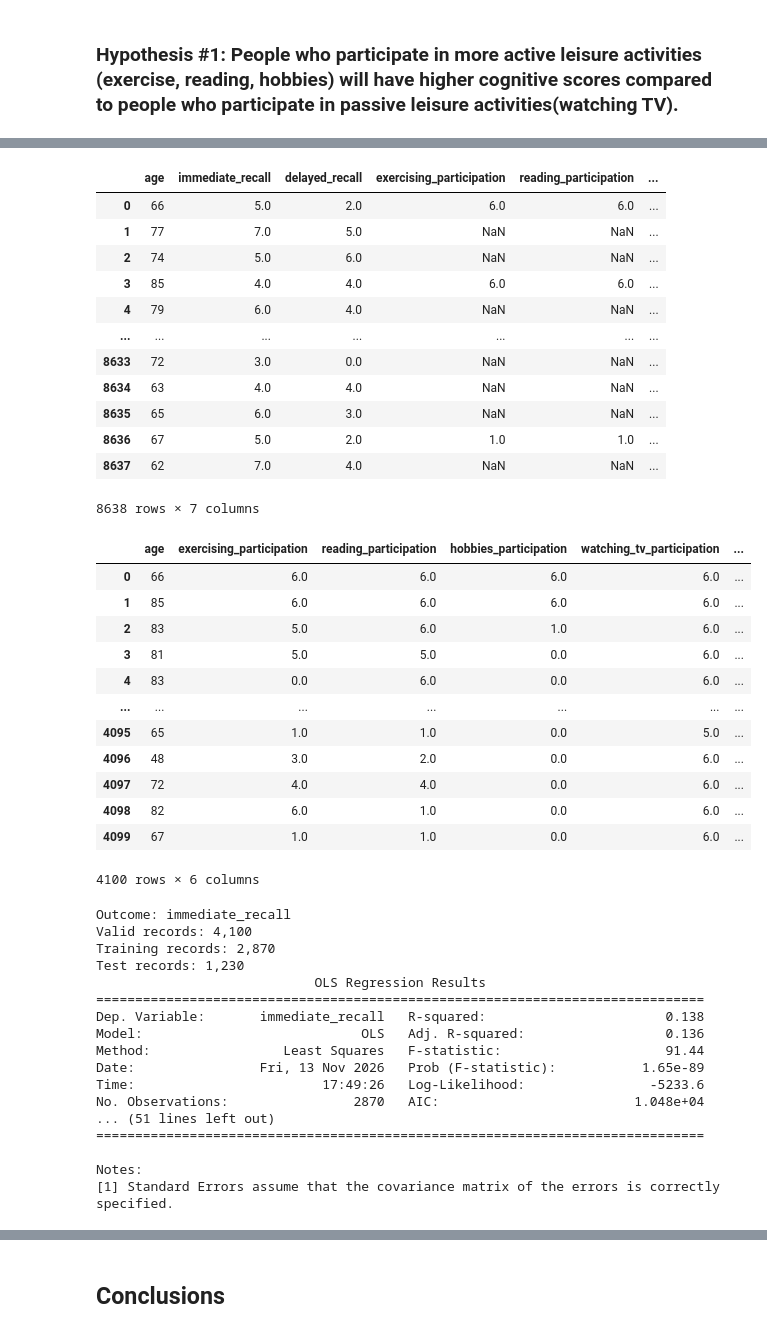
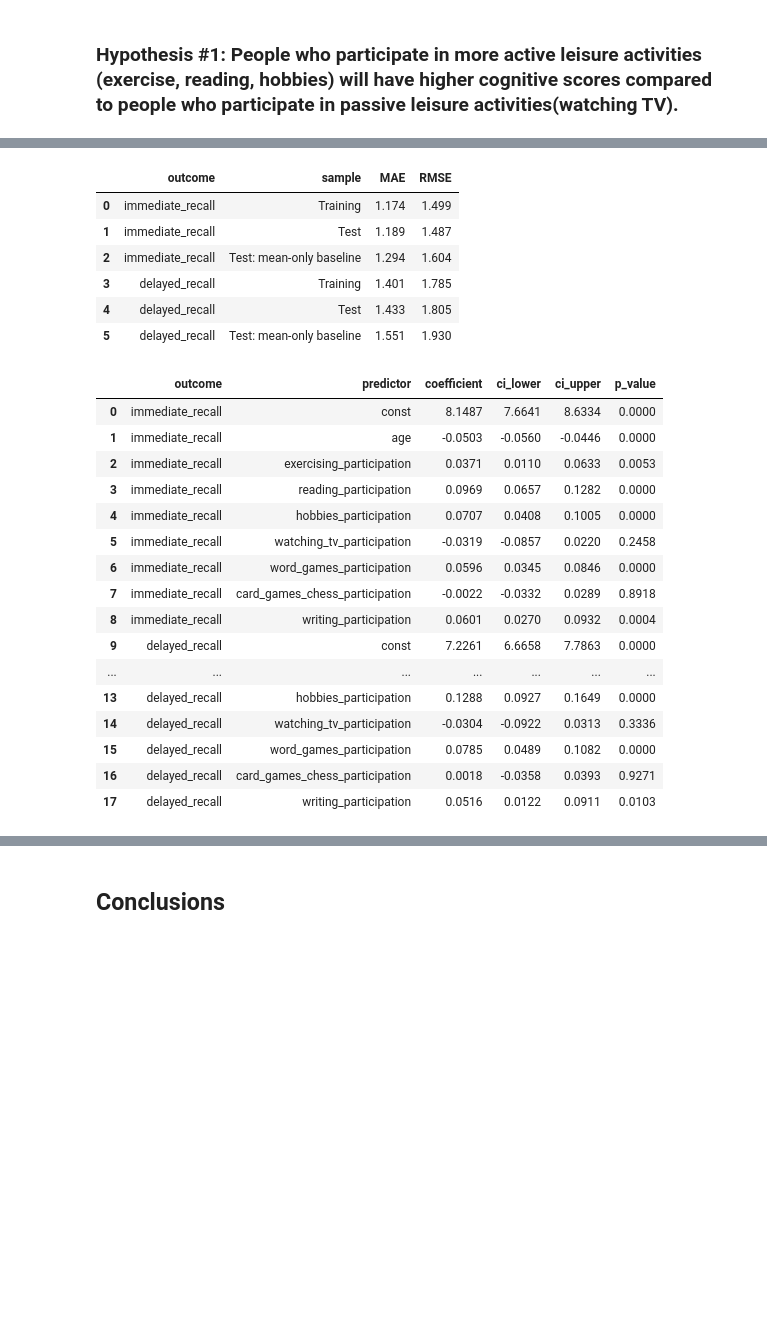
Before and after one commit to rem388/DataSciProject, a Jupyter notebook: Phase4.ipynb, the cells around one changed output, grey strips where cells are left out. Cells and saved outputs as stored; diff of their text form; code cells hidden in the pictures; blank space fills up the shorter version.

```diff
--- a/Phase4.ipynb
+++ b/Phase4.ipynb
@@ -253,18 +583,18 @@ We will fit two multiple linear regressions: one for **immediate recall** and on
 # %%
 h1_hrs_regression_data = pd.read_csv("data_cleaned/h1_regression_data.csv")
-
-display(h1_hrs_regression_data)
 
 predictors = [
     "age",
     "exercising_participation",
     "reading_participation",
     "hobbies_participation",
-    "watching_tv_participation"
+    "watching_tv_participation",
+    "word_games_participation",
+    "card_games_chess_participation",
+    "writing_participation"
 ]
 
 immediate_model_data = pd.read_csv("data_cleaned/h1_hrs_immediate_model_data.csv")
-display(immediate_model_data)
 delayed_model_data = pd.read_csv("data_cleaned/h1_hrs_delayed_model_data.csv")
 
 
@@ -334,43 +681,24 @@ display(regression_results.round(4))
-|  | age | immediate_recall | delayed_recall | exercising_participation | reading_participation | ... |
-| 0 | 66 | 5.0 | 2.0 | 6.0 | 6.0 | ... |
-| 1 | 77 | 7.0 | 5.0 | NaN | NaN | ... |
-| 2 | 74 | 5.0 | 6.0 | NaN | NaN | ... |
-| 3 | 85 | 4.0 | 4.0 | 6.0 | 6.0 | ... |
-| 4 | 79 | 6.0 | 4.0 | NaN | NaN | ... |
-| ... | ... | ... | ... | ... | ... | ... |
-| 8633 | 72 | 3.0 | 0.0 | NaN | NaN | ... |
-| 8634 | 63 | 4.0 | 4.0 | NaN | NaN | ... |
-| 8635 | 65 | 6.0 | 3.0 | NaN | NaN | ... |
-| 8636 | 67 | 5.0 | 2.0 | 1.0 | 1.0 | ... |
-| 8637 | 62 | 7.0 | 4.0 | NaN | NaN | ... |
+|  | outcome | sample | MAE | RMSE |
+| 0 | immediate_recall | Training | 1.174 | 1.499 |
+| 1 | immediate_recall | Test | 1.189 | 1.487 |
+| 2 | immediate_recall | Test: mean-only baseline | 1.294 | 1.604 |
+| 3 | delayed_recall | Training | 1.401 | 1.785 |
+| 4 | delayed_recall | Test | 1.433 | 1.805 |
+| 5 | delayed_recall | Test: mean-only baseline | 1.551 | 1.930 |
-8638 rows × 7 columns
-|  | age | exercising_participation | reading_participation | hobbies_participation | watching_tv_participation | ... |
-| 0 | 66 | 6.0 | 6.0 | 6.0 | 6.0 | ... |
-| 1 | 85 | 6.0 | 6.0 | 6.0 | 6.0 | ... |
-| 2 | 83 | 5.0 | 6.0 | 1.0 | 6.0 | ... |
-| 3 | 81 | 5.0 | 5.0 | 0.0 | 6.0 | ... |
-| 4 | 83 | 0.0 | 6.0 | 0.0 | 6.0 | ... |
+|  | outcome | predictor | coefficient | ci_lower | ci_upper | p_value |
+| 0 | immediate_recall | const | 8.1487 | 7.6641 | 8.6334 | 0.0000 |
+| 1 | immediate_recall | age | -0.0503 | -0.0560 | -0.0446 | 0.0000 |
+| 2 | immediate_recall | exercising_participation | 0.0371 | 0.0110 | 0.0633 | 0.0053 |
+| 3 | immediate_recall | reading_participation | 0.0969 | 0.0657 | 0.1282 | 0.0000 |
+| 4 | immediate_recall | hobbies_participation | 0.0707 | 0.0408 | 0.1005 | 0.0000 |
+| 5 | immediate_recall | watching_tv_participation | -0.0319 | -0.0857 | 0.0220 | 0.2458 |
+| 6 | immediate_recall | word_games_participation | 0.0596 | 0.0345 | 0.0846 | 0.0000 |
+| 7 | immediate_recall | card_games_chess_participation | -0.0022 | -0.0332 | 0.0289 | 0.8918 |
+| 8 | immediate_recall | writing_participation | 0.0601 | 0.0270 | 0.0932 | 0.0004 |
+| 9 | delayed_recall | const | 7.2261 | 6.6658 | 7.7863 | 0.0000 |
 | ... | ... | ... | ... | ... | ... | ... |
-| 4095 | 65 | 1.0 | 1.0 | 0.0 | 5.0 | ... |
-| 4096 | 48 | 3.0 | 2.0 | 0.0 | 6.0 | ... |
-| 4097 | 72 | 4.0 | 4.0 | 0.0 | 6.0 | ... |
-| 4098 | 82 | 6.0 | 1.0 | 0.0 | 6.0 | ... |
-| 4099 | 67 | 1.0 | 1.0 | 0.0 | 6.0 | ... |
+| 13 | delayed_recall | hobbies_participation | 0.1288 | 0.0927 | 0.1649 | 0.0000 |
+| 14 | delayed_recall | watching_tv_participation | -0.0304 | -0.0922 | 0.0313 | 0.3336 |
+| 15 | delayed_recall | word_games_participation | 0.0785 | 0.0489 | 0.1082 | 0.0000 |
+| 16 | delayed_recall | card_games_chess_participation | 0.0018 | -0.0358 | 0.0393 | 0.9271 |
+| 17 | delayed_recall | writing_participation | 0.0516 | 0.0122 | 0.0911 | 0.0103 |
-4100 rows × 6 columns
-Outcome: immediate_recall
-Valid records: 4,100
-Training records: 2,870
-Test records: 1,230
-                            OLS Regression Results
-==============================================================================
-Dep. Variable:       immediate_recall   R-squared:                       0.138
-Model:                            OLS   Adj. R-squared:                  0.136
-Method:                 Least Squares   F-statistic:                     91.44
-Date:                Fri, 13 Nov 2026   Prob (F-statistic):           1.65e-89
-Time:                        17:49:26   Log-Likelihood:                -5233.6
-No. Observations:                2870   AIC:                         1.048e+04
-... (51 lines left out)
-==============================================================================
-
-Notes:
-[1] Standard Errors assume that the covariance matrix of the errors is correctly specified.
```
Also changed, not shown: parts of 39 cells of this notebook, 10 other files.
